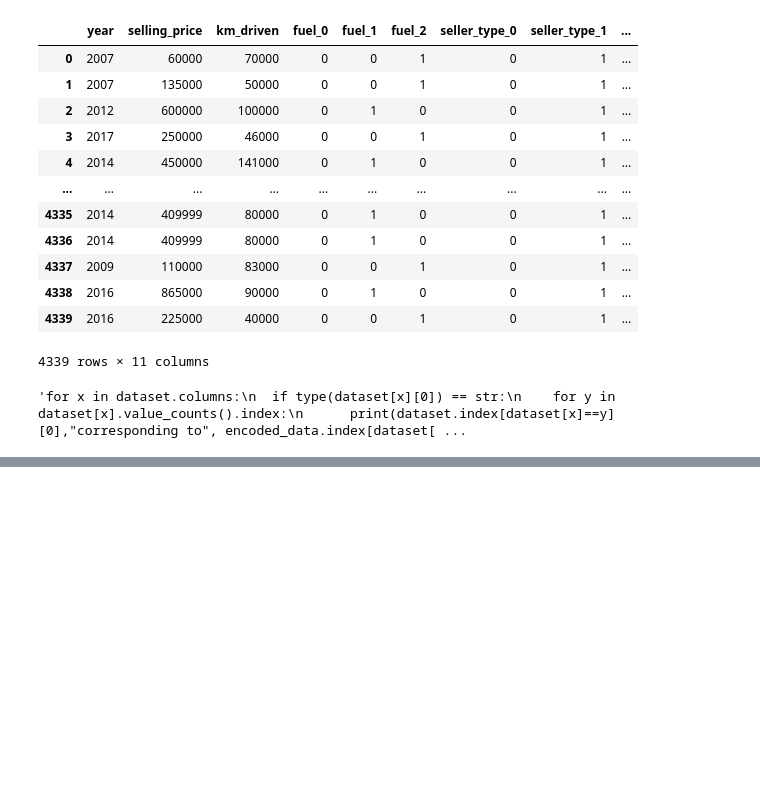
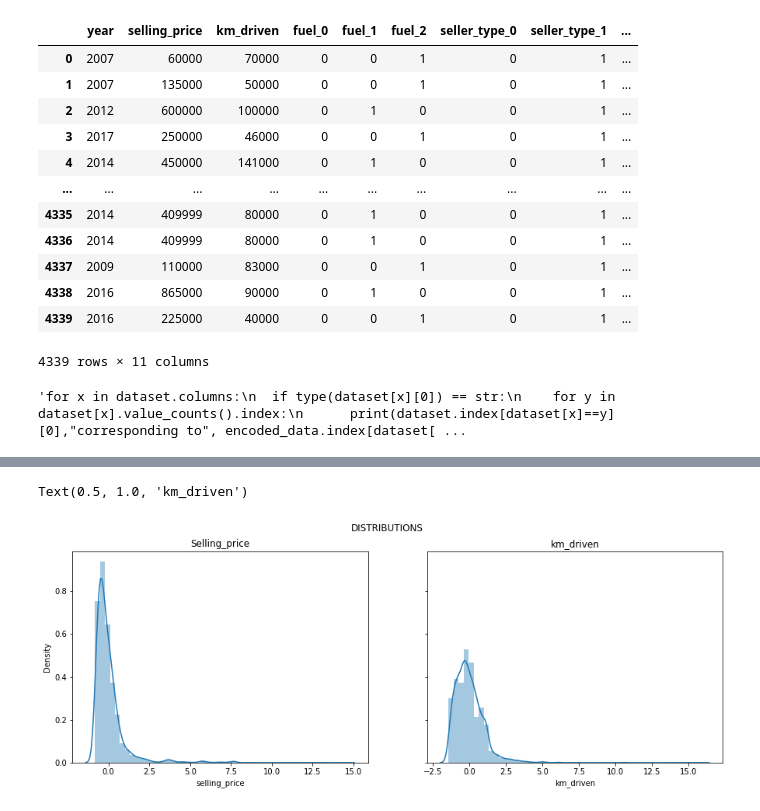
Before and after one commit to abhi-11nav/Car-price-prediction, a Jupyter notebook: Car_price_Prediction.ipynb, the cells around one changed output, grey strips where cells are left out. Cells and saved outputs as stored; diff of their text form; code cells hidden in the pictures; blank space fills up the shorter version.

```diff
--- a/Car_price_Prediction.ipynb
+++ b/Car_price_Prediction.ipynb
@@ -281,0 +317,14 @@ Automatic == 10
+# %%
+# We are going to plot the distributions of kms_driven and selling_price seperately for further analysis
+
+fig, axes = plt.subplots(1,2, figsize=(15,5), sharey=True)
+fig.suptitle("DISTRIBUTIONS")
+
+sns.distplot(df["selling_price"],ax=axes[0])
+axes[0].set_title("Selling_price")
+
+sns.distplot(df["km_driven"],ax=axes[1])
+axes[1].set_title("km_driven")
+# %% [output]
+Text(0.5, 1.0, 'km_driven')
+[figure, added]
```
Also changed, not shown: parts of 30 cells of this notebook.
